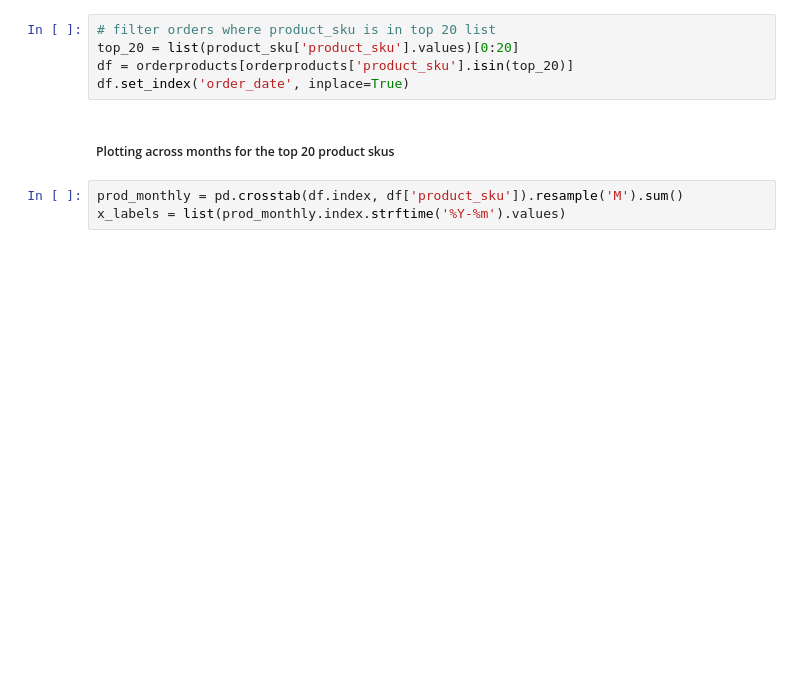
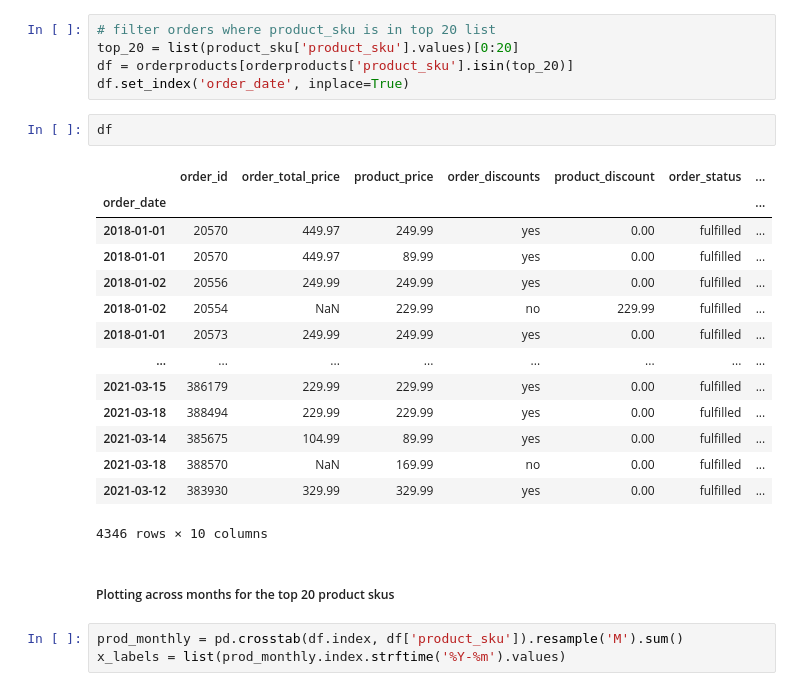
Before and after one commit to powlook/IRS-PM-2021-01-16-IS03PT-GRP-Telescope-OrderForecastingSystem, a Jupyter notebook: SystemFiles/notebooks/P_orderproducts_EDA.ipynb, the cells around one changed output. Drawn from its saved outputs; the diff is of its cells as text; blank space fills up the shorter version.

```diff
--- a/SystemFiles/notebooks/P_orderproducts_EDA.ipynb
+++ b/SystemFiles/notebooks/P_orderproducts_EDA.ipynb
@@ -60,6 +113,23 @@ product_sku = orderproducts.groupby(['product_sku'])['product_quantity'].agg(['s
 top_20 = list(product_sku['product_sku'].values)[0:20]
 df = orderproducts[orderproducts['product_sku'].isin(top_20)]
 df.set_index('order_date', inplace=True)
+# %%
+df
+# %% [output]
+|  | order_id | order_total_price | product_price | order_discounts | product_discount | order_status | ... |
+| order_date |  |  |  |  |  |  | ... |
+| 2018-01-01 | 20570 | 449.97 | 249.99 | yes | 0.00 | fulfilled | ... |
+| 2018-01-01 | 20570 | 449.97 | 89.99 | yes | 0.00 | fulfilled | ... |
+| 2018-01-02 | 20556 | 249.99 | 249.99 | yes | 0.00 | fulfilled | ... |
+| 2018-01-02 | 20554 | NaN | 229.99 | no | 229.99 | fulfilled | ... |
+| 2018-01-01 | 20573 | 249.99 | 249.99 | yes | 0.00 | fulfilled | ... |
+| ... | ... | ... | ... | ... | ... | ... | ... |
+| 2021-03-15 | 386179 | 229.99 | 229.99 | yes | 0.00 | fulfilled | ... |
+| 2021-03-18 | 388494 | 229.99 | 229.99 | yes | 0.00 | fulfilled | ... |
+| 2021-03-14 | 385675 | 104.99 | 89.99 | yes | 0.00 | fulfilled | ... |
+| 2021-03-18 | 388570 | NaN | 169.99 | no | 0.00 | fulfilled | ... |
+| 2021-03-12 | 383930 | 329.99 | 329.99 | yes | 0.00 | fulfilled | ... |
+4346 rows × 10 columns
 # %% [markdown]
 ##### Plotting across months for the top 20 product skus
 # %%
```
Also changed, not shown: parts of 14 cells of this notebook, 5 other files.
